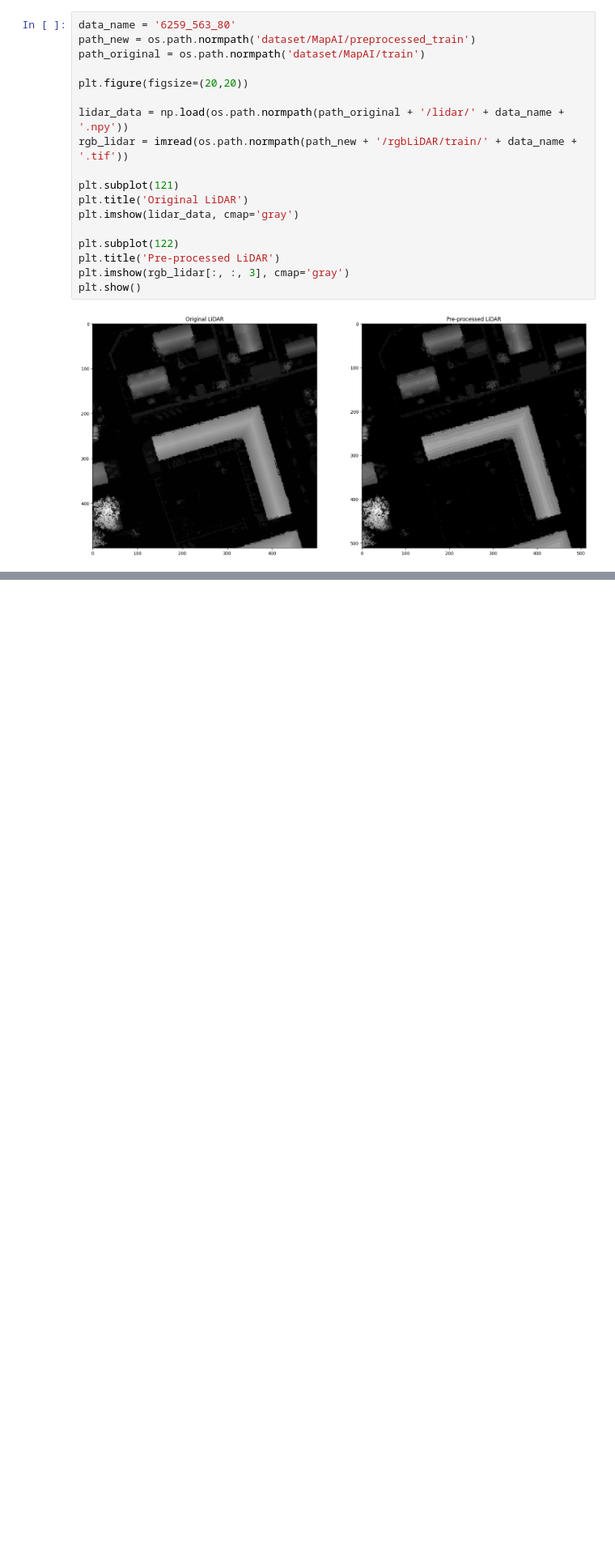
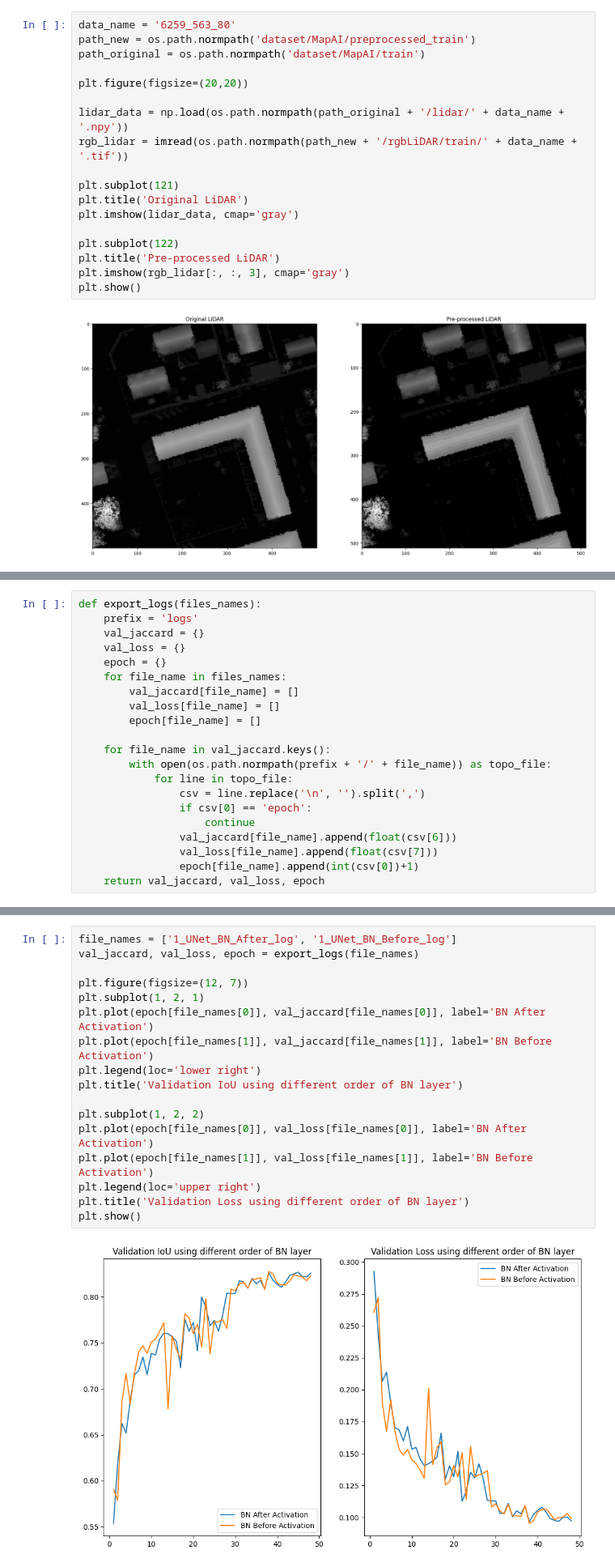
Before and after one commit to erikx50/A-Machine-Learning-approach-for-Building-Segmentation-using-laser-data, a Jupyter notebook: Thesis_Images.ipynb, the cells around one changed output, grey strips where cells are left out. Shown at 81% size. Cells and saved outputs as stored; diff of their text form; blank space fills up the shorter version.

```diff
--- a/Thesis_Images.ipynb
+++ b/Thesis_Images.ipynb
@@ -33,0 +36,21 @@ plt.show()
+# %%
+def export_logs(files_names):
+    prefix = 'logs'
+    val_jaccard = {}
+    val_loss = {}
+    epoch = {}
+    for file_name in files_names:
+        val_jaccard[file_name] = []
+        val_loss[file_name] = []
+        epoch[file_name] = []
+
+    for file_name in val_jaccard.keys():
+        with open(os.path.normpath(prefix + '/' + file_name)) as topo_file:
+            for line in topo_file:
+                csv = line.replace('\n', '').split(',')
+                if csv[0] == 'epoch':
+                    continue
+                val_jaccard[file_name].append(float(csv[6]))
+                val_loss[file_name].append(float(csv[7]))
+                epoch[file_name].append(int(csv[0])+1)
+    return val_jaccard, val_loss, epoch
@@ -33,0 +59,19 @@ plt.show()
+# %%
+file_names = ['1_UNet_BN_After_log', '1_UNet_BN_Before_log']
+val_jaccard, val_loss, epoch = export_logs(file_names)
+
+plt.figure(figsize=(12, 7))
+plt.subplot(1, 2, 1)
+plt.plot(epoch[file_names[0]], val_jaccard[file_names[0]], label='BN After Activation')
+plt.plot(epoch[file_names[1]], val_jaccard[file_names[1]], label='BN Before Activation')
+plt.legend(loc='lower right')
+plt.title('Validation IoU using different order of BN layer')
+
+plt.subplot(1, 2, 2)
+plt.plot(epoch[file_names[0]], val_loss[file_names[0]], label='BN After Activation')
+plt.plot(epoch[file_names[1]], val_loss[file_names[1]], label='BN Before Activation')
+plt.legend(loc='upper right')
+plt.title('Validation Loss using different order of BN layer')
+plt.show()
+# %% [output]
+[figure, added]
```
Also changed, not shown: parts of 10 cells of this notebook, 2 other files.
